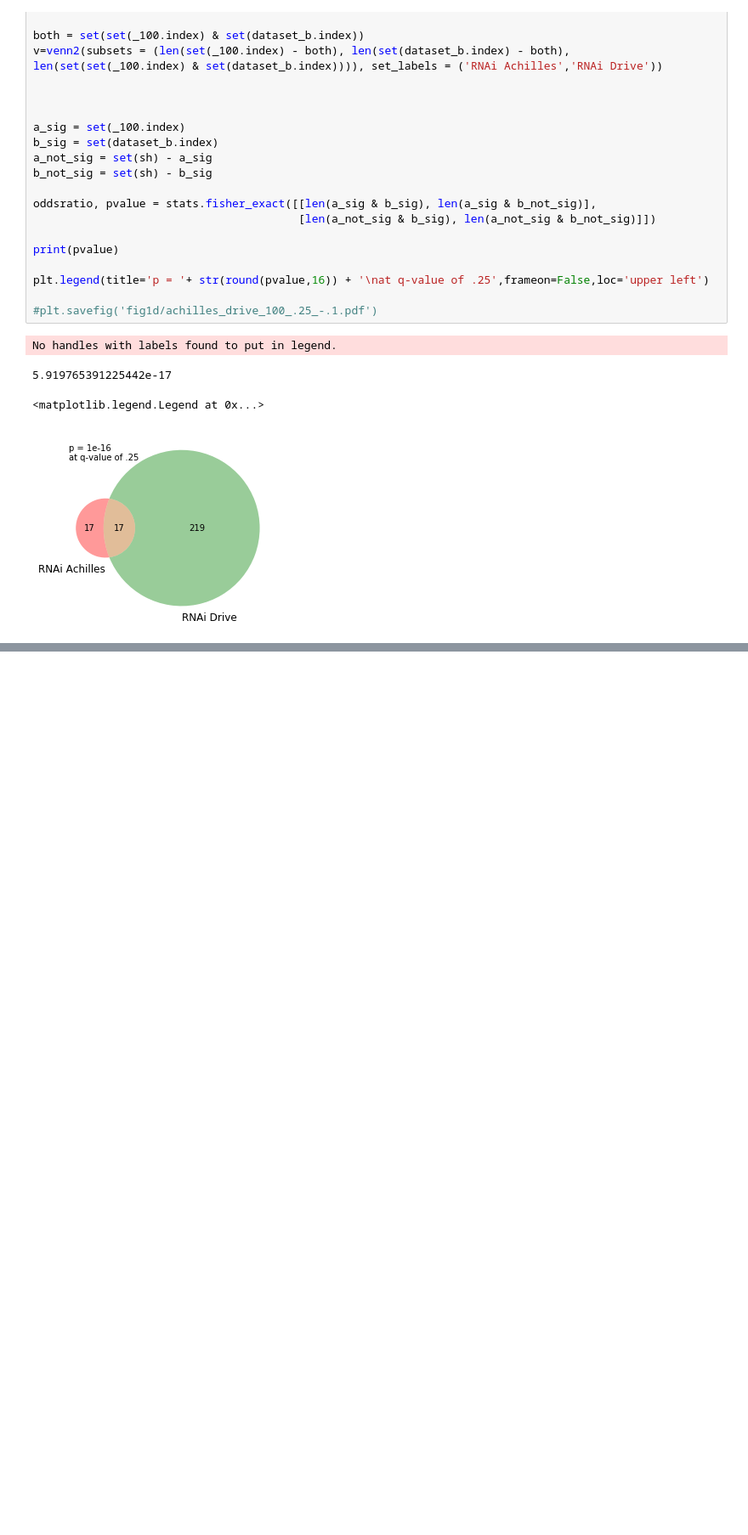
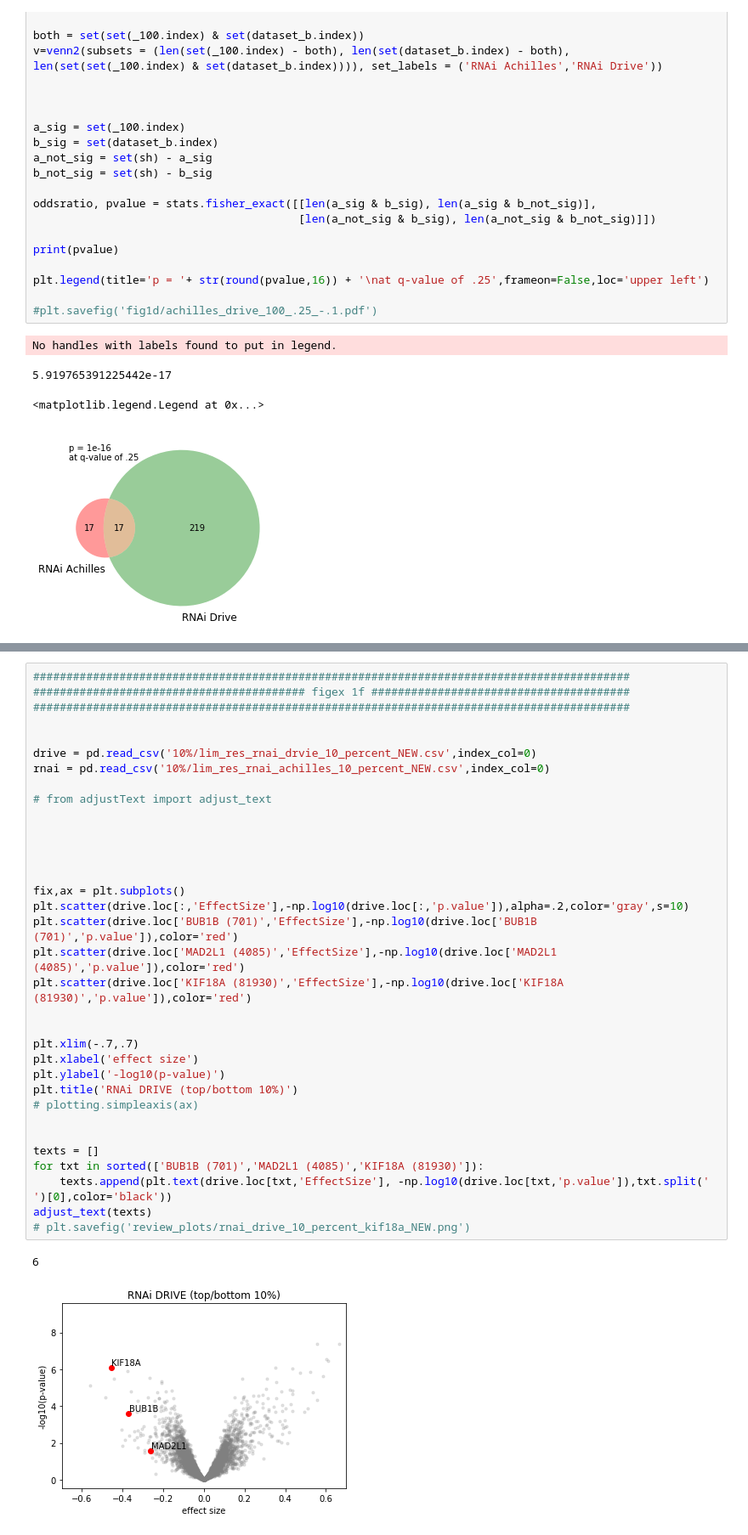
Before and after one commit to broadinstitute/Aneuploidy_dependencies, a Jupyter notebook: Extended Data Figure 1.ipynb, the cells around one changed output, grey strips where cells are left out. Shown at 85% size. Drawn from its saved outputs; the diff is of its cells as text; blank space fills up the shorter version.

```diff
--- a/Extended Data Figure 1.ipynb
+++ b/Extended Data Figure 1.ipynb
@@ -152,3 +152,40 @@ RNAi Achilles p-value for BUB1B: 5.635164650878929e-07
 RNAi Achilles p-value for MAD2L1: 0.00012537549828545578
 <matplotlib.legend.Legend at 0x...>
 [figure]
+# %%
+##########################################################################################
+######################################### figex 1f #######################################
+##########################################################################################
+
+
+drive = pd.read_csv('10%/lim_res_rnai_drvie_10_percent_NEW.csv',index_col=0)
+rnai = pd.read_csv('10%/lim_res_rnai_achilles_10_percent_NEW.csv',index_col=0)
+
+# from adjustText import adjust_text
+
+
+
+
+
+fix,ax = plt.subplots()
+plt.scatter(drive.loc[:,'EffectSize'],-np.log10(drive.loc[:,'p.value']),alpha=.2,color='gray',s=10)
+plt.scatter(drive.loc['BUB1B (701)','EffectSize'],-np.log10(drive.loc['BUB1B (701)','p.value']),color='red')
+plt.scatter(drive.loc['MAD2L1 (4085)','EffectSize'],-np.log10(drive.loc['MAD2L1 (4085)','p.value']),color='red')
+plt.scatter(drive.loc['KIF18A (81930)','EffectSize'],-np.log10(drive.loc['KIF18A (81930)','p.value']),color='red')
+
+
+plt.xlim(-.7,.7)
+plt.xlabel('effect size')
+plt.ylabel('-log10(p-value)')
+plt.title('RNAi DRIVE (top/bottom 10%)')
+# plotting.simpleaxis(ax)
+
+
+texts = []
+for txt in sorted(['BUB1B (701)','MAD2L1 (4085)','KIF18A (81930)']):
+    texts.append(plt.text(drive.loc[txt,'EffectSize'], -np.log10(drive.loc[txt,'p.value']),txt.split(' ')[0],color='black'))
+adjust_text(texts)
+# plt.savefig('review_plots/rnai_drive_10_percent_kif18a_NEW.png')
+# %% [output]
+6
+[figure, added]
```
Also changed, not shown: parts of 7 cells of this notebook, 3 other files.
